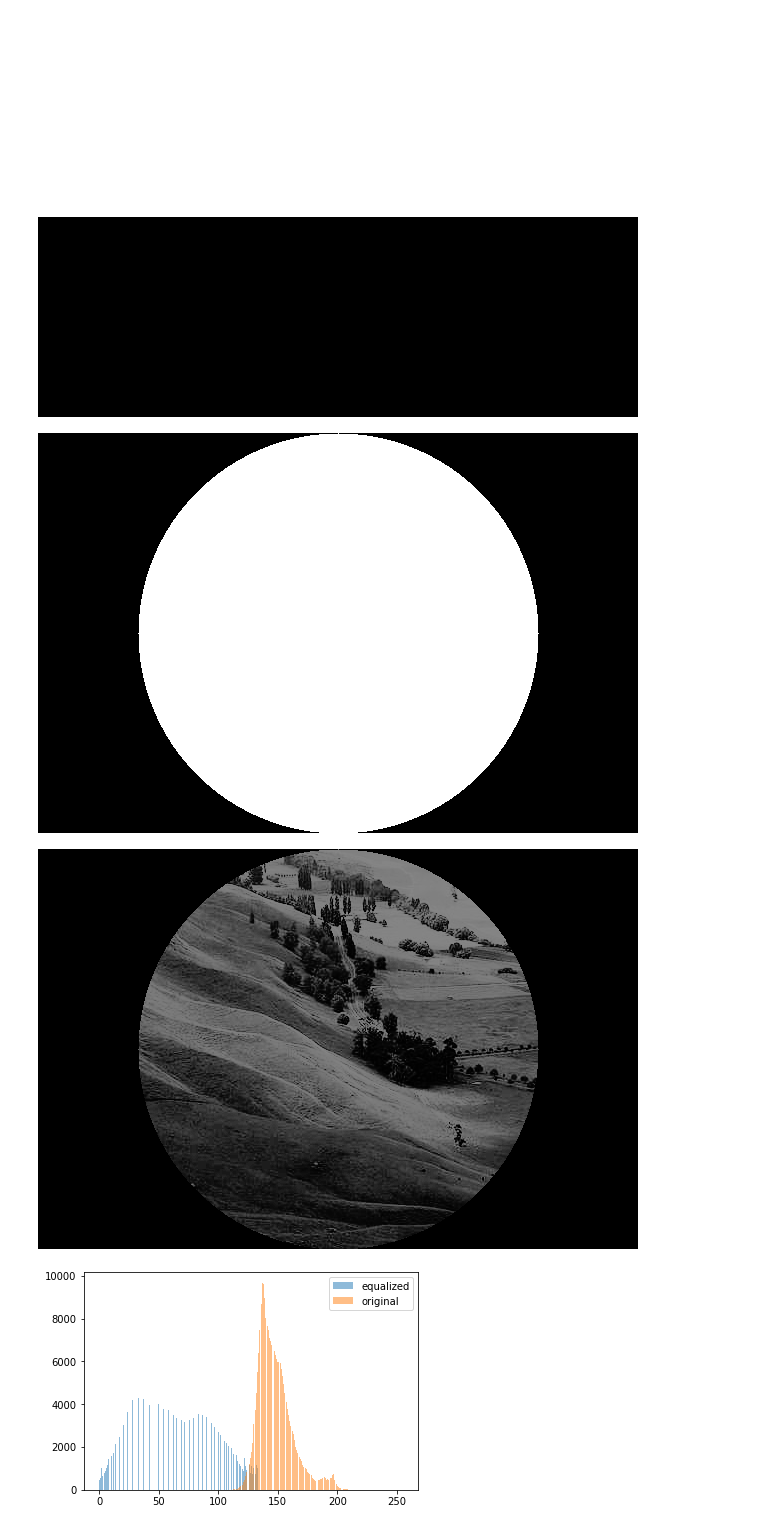
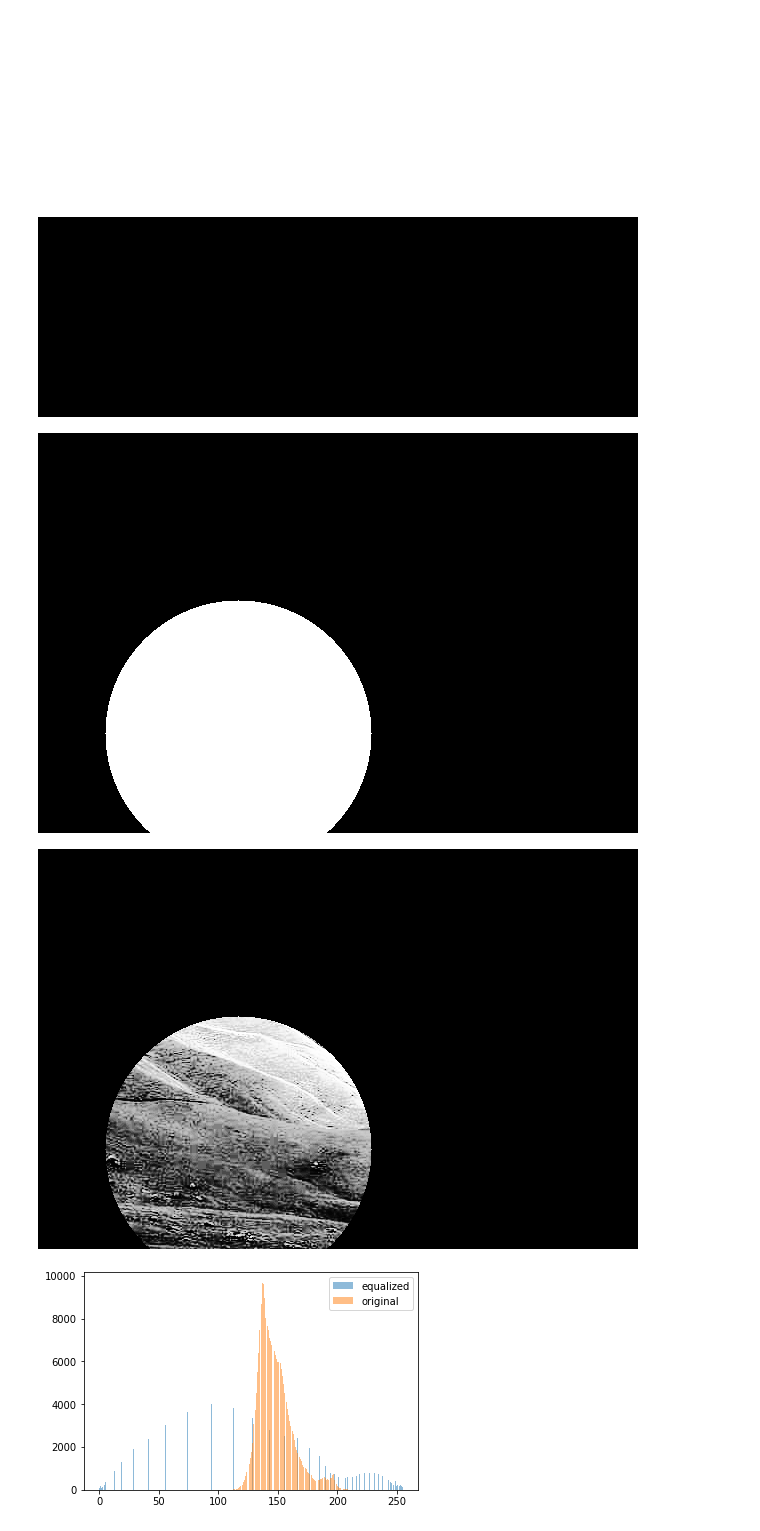
Before and after one commit to MichalKwarta/TSP-parallel-SA, a Jupyter notebook: Hist_equalization/main.ipynb, the cells around one changed output. Saved outputs shown, nothing was run; the diff lists cells and outputs as text; code cells hidden in the pictures.

Commit message:
fix histogram stretching

```diff
--- a/Hist_equalization/main.ipynb
+++ b/Hist_equalization/main.ipynb
@@ -9,11 +10,12 @@ def seq_with_plotting(pixelsMatrix,mask,grayLevels = 256):
     size = H*W
     occurencies = [0.0 for _ in range(grayLevels)]
     occurencies_for_plot = [0.0 for _ in range(grayLevels)]
-
+    pixels_in_mask_count = 0
     for row_id,row in enumerate(pixelsMatrix):
         for pixel_id,pixel in enumerate(row):
             if  mask[row_id][pixel_id]!=0:
                 occurencies[pixel]+=1 #histogram pikseli, które w masce nie są czarne
+                pixels_in_mask_count+=1 #zliczam piksele objęte maską
 
             occurencies_for_plot[pixel]+=1 #histogram całego obrazka, tylko dla wykresów
 
@@ -22,7 +24,7 @@ def seq_with_plotting(pixelsMatrix,mask,grayLevels = 256):
     cdfmin = next((x for x in cdf if x),-1) #pierwszy niezerowy element cdf
 
     #transformacja h wedlug wzoru z wikipedii
-    h = [round((cdf[v]-cdfmin)/(size-cdfmin) * (grayLevels-1)) for v in range(grayLevels)]
+    h = [round((cdf[v]-cdfmin)/(pixels_in_mask_count-cdfmin) * (grayLevels-1)) for v in range(grayLevels)]
 
     for row_id,row in enumerate(pixelsMatrix):
         for pixel_id,pixel in enumerate(row):
@@ -49,3 +51,5 @@ def seq_with_plotting(pixelsMatrix,mask,grayLevels = 256):
 def generate_dummy_mask(matrix:np.ndarray,threshold = 150):
     mask = np.copy(matrix)
     return mask<threshold
+# %%
+EXAMPLE_IMAGE = 'data/600x400.png'
@@ -61,7 +70,7 @@ mask # biały obrazek
 # %% [output]
 [figure]
 # %%
-image = np.array(Image.open('data/600x400.png').convert('L'))
+image = np.array(Image.open(EXAMPLE_IMAGE).convert('L'))
 mask = np.zeros(image.shape)
 for row_id,row in enumerate(mask[:len(mask)//2]):
     mask[row_id]=255
@@ -76,20 +85,21 @@ mask #pierwsze pół wysokości białe, drugie pół czarne
 # %% [output]
 [figure]
 # %%
-import cv2
-image = np.array(Image.open('data/600x400.png').convert('L'))
 img_black = np.zeros(image.shape,np.uint8)
-img_circle = cv2.circle(img_black,(300,200), 200, 255,-1)
+
+img_circle = cv2.circle(img_black,(img_black.shape[0]//2,img_black.shape[1]//2), img_black.shape[0]//3, 255,-1)
 # %%
 Image.fromarray(img_circle)
 # %% [output]
-[figure, old version]
+[figure, new version]
 # %%
+image = np.array(Image.open(EXAMPLE_IMAGE).convert('L'))
+
 equalized_image, mask = seq_with_plotting(image,img_circle)
 equalized_image
 # %% [output]
-[figure, old version]
+[figure, new version]
-[figure, old version]
+[figure, new version]
 # %%
 from cuda import parallel
 from seq import sequential
```
Also changed, not shown: parts of 5 cells of this notebook.
